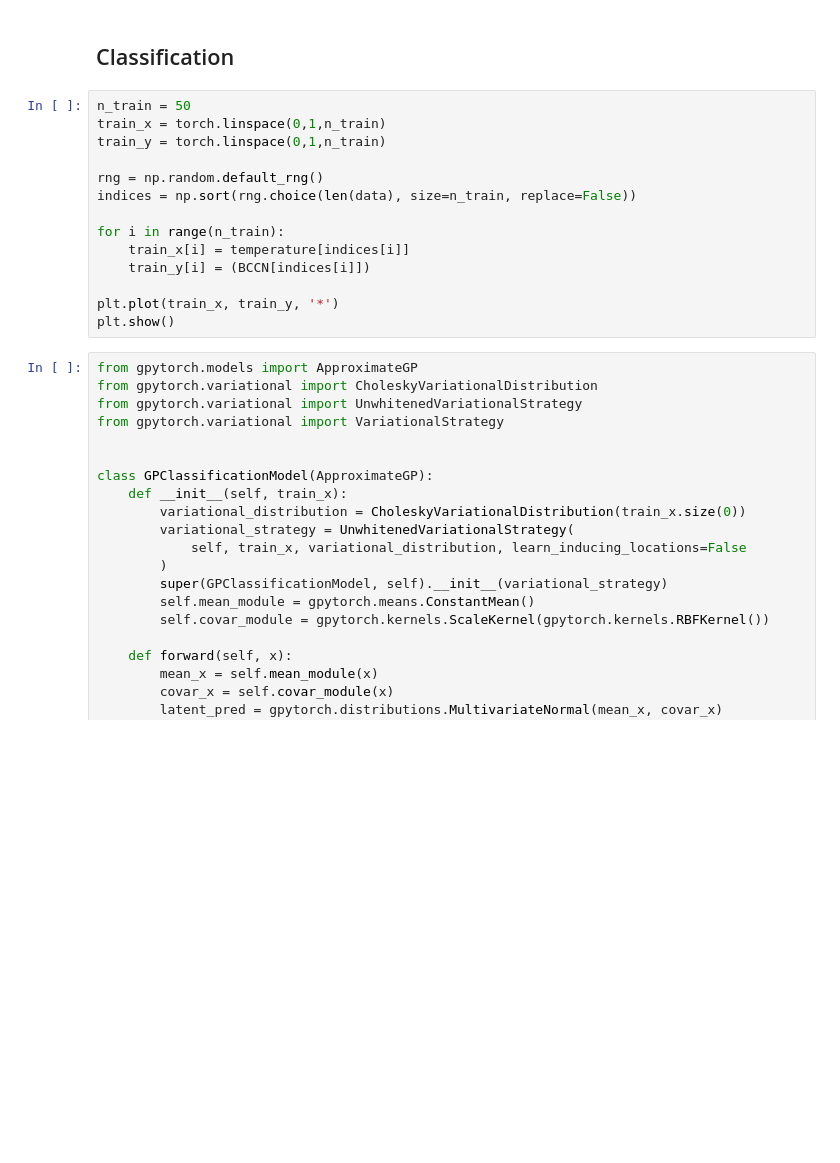
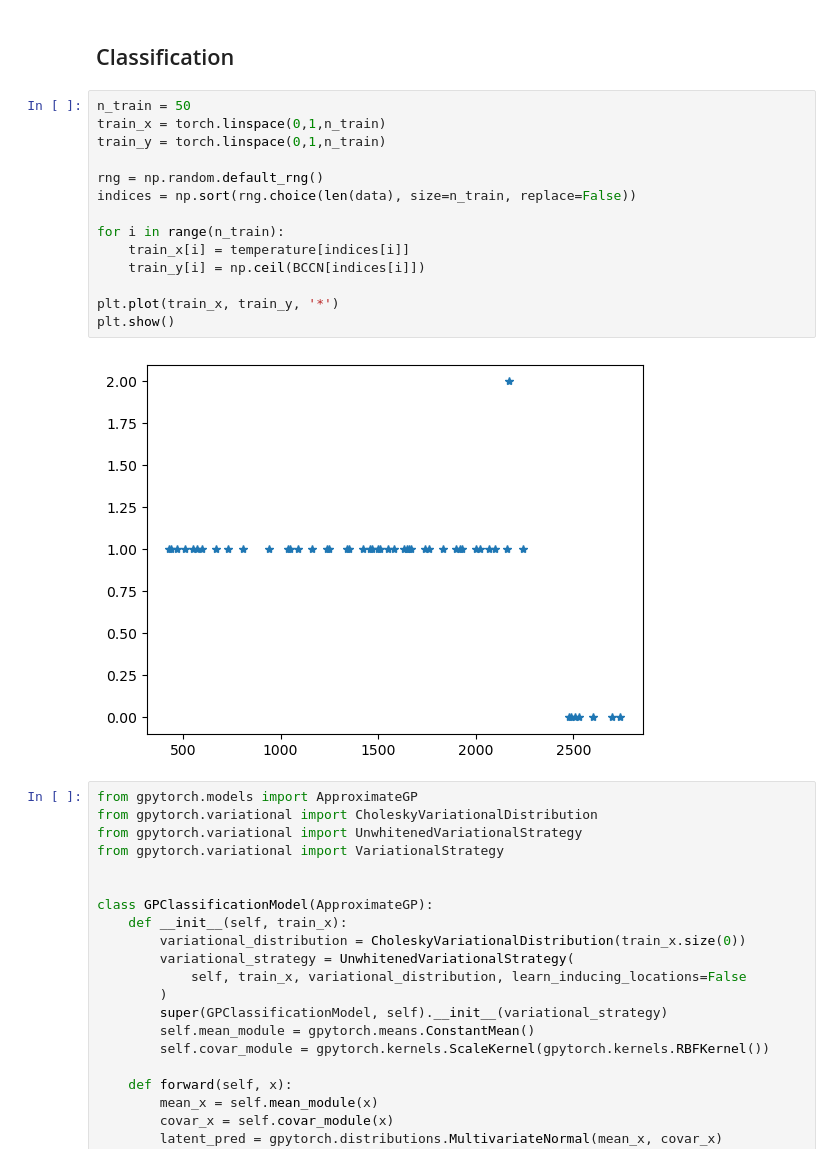
Before and after one commit to parikshitbajpai/wolverine, a Jupyter notebook: examples/GPyTorch/MoRu.ipynb, the cells around one changed output. Drawn from its saved outputs; the diff is of its cells as text; blank space fills up the shorter version.

```diff
--- a/examples/GPyTorch/MoRu.ipynb
+++ b/examples/GPyTorch/MoRu.ipynb
@@ -52,17 +54,19 @@ plt.show()
 # %%
 n_train = 50
 train_x = torch.linspace(0,1,n_train)
 train_y = torch.linspace(0,1,n_train)
 
 rng = np.random.default_rng()
 indices = np.sort(rng.choice(len(data), size=n_train, replace=False))
 
 for i in range(n_train):
     train_x[i] = temperature[indices[i]]
-    train_y[i] = (BCCN[indices[i]])
+    train_y[i] = np.ceil(BCCN[indices[i]])
 
 plt.plot(train_x, train_y, '*')
 plt.show()
+# %% [output]
+[figure, added]
 # %%
 from gpytorch.models import ApproximateGP
 from gpytorch.variational import CholeskyVariationalDistribution
```
Also changed, not shown: parts of 3 cells of this notebook, 2 other files.
